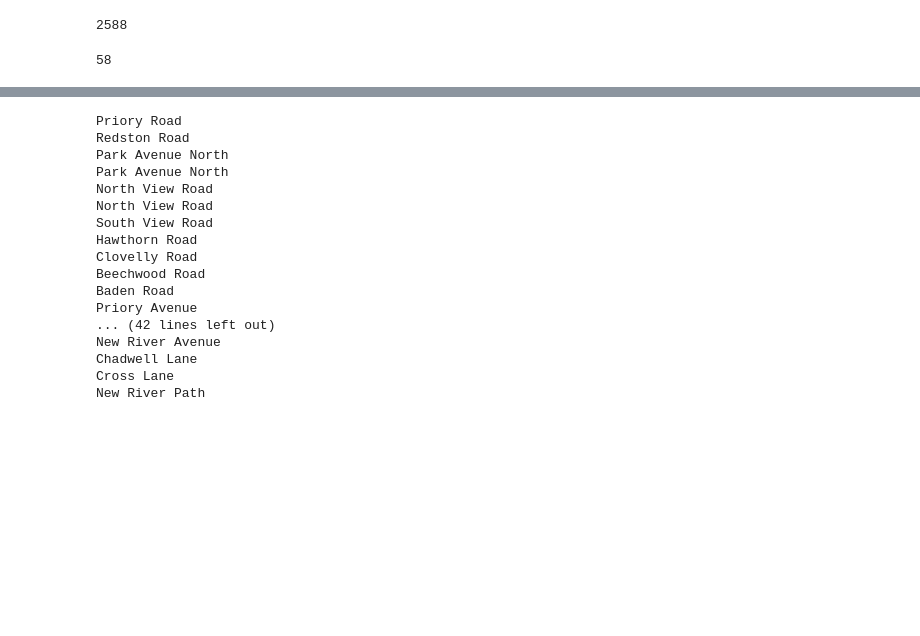
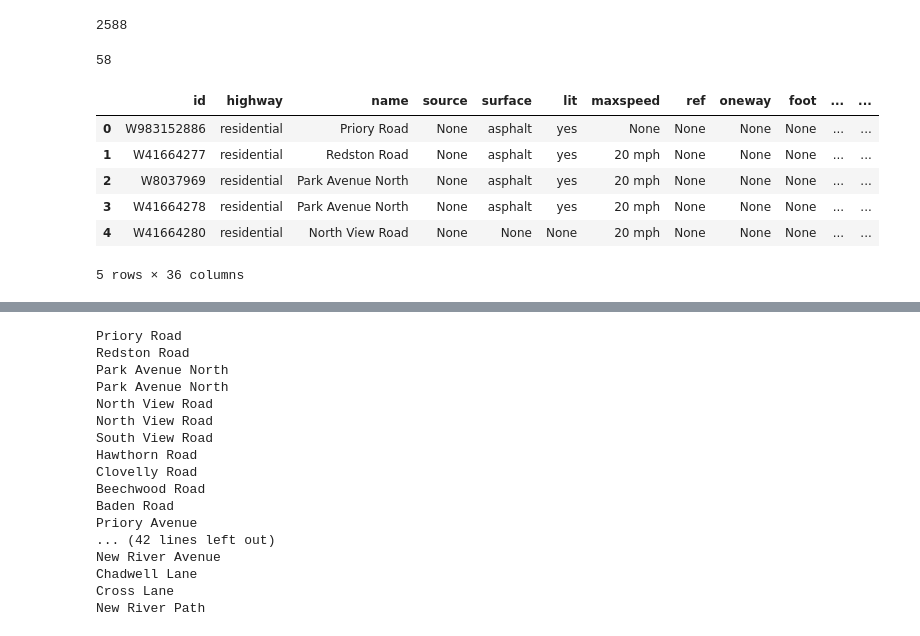
Before and after one commit to JoKent/campsbourne, a Jupyter notebook: street-extract-to-linked-places.ipynb, the cells around one changed output, grey strips where cells are left out. Cells and saved outputs as stored; diff of their text form; code cells hidden in the pictures; blank space fills up the shorter version.

```diff
--- a/street-extract-to-linked-places.ipynb
+++ b/street-extract-to-linked-places.ipynb
@@ -18,9 +10,9 @@ london.containing
 # %%
+#define campsbourne area, get all features, show number found
 campsbourne_bounds = Box(
     west=-0.128, south=51.587,
     east=-0.116, north=51.591)
 features_in_campsbourne = london(campsbourne_bounds)
+features_in_campsbourne.count
+# %% [output]
+2588
-# %%
-features_in_campsbourne.count
-# %% [output]
-2588
@@ -29,5 +19,17 @@ c_streets = features_in_campsbourne.ways
-# %%
-croads = c_streets("w[highway][name]")
-croads.count
-# %% [output]
-58
+# %%
+croads = features_in_campsbourne("w[highway][name]")
+croads.count
+# %% [output]
+58
+# %%
+croadsgj = croads.geojson
+croadsgdf = geopandas.read_file(croadsgj)
+croadsgdf.head(2)
+# %% [output]
+|  | id | highway | name | source | surface | lit | maxspeed | ref | oneway | foot | ... | ... |
+| 0 | W983152886 | residential | Priory Road | None | asphalt | yes | None | None | None | None | ... | ... |
+| 1 | W41664277 | residential | Redston Road | None | asphalt | yes | 20 mph | None | None | None | ... | ... |
+| 2 | W8037969 | residential | Park Avenue North | None | asphalt | yes | 20 mph | None | None | None | ... | ... |
+| 3 | W41664278 | residential | Park Avenue North | None | asphalt | yes | 20 mph | None | None | None | ... | ... |
+| 4 | W41664280 | residential | North View Road | None | None | None | 20 mph | None | None | None | ... | ... |
+5 rows × 36 columns
```
Also changed, not shown: parts of 18 cells of this notebook.
